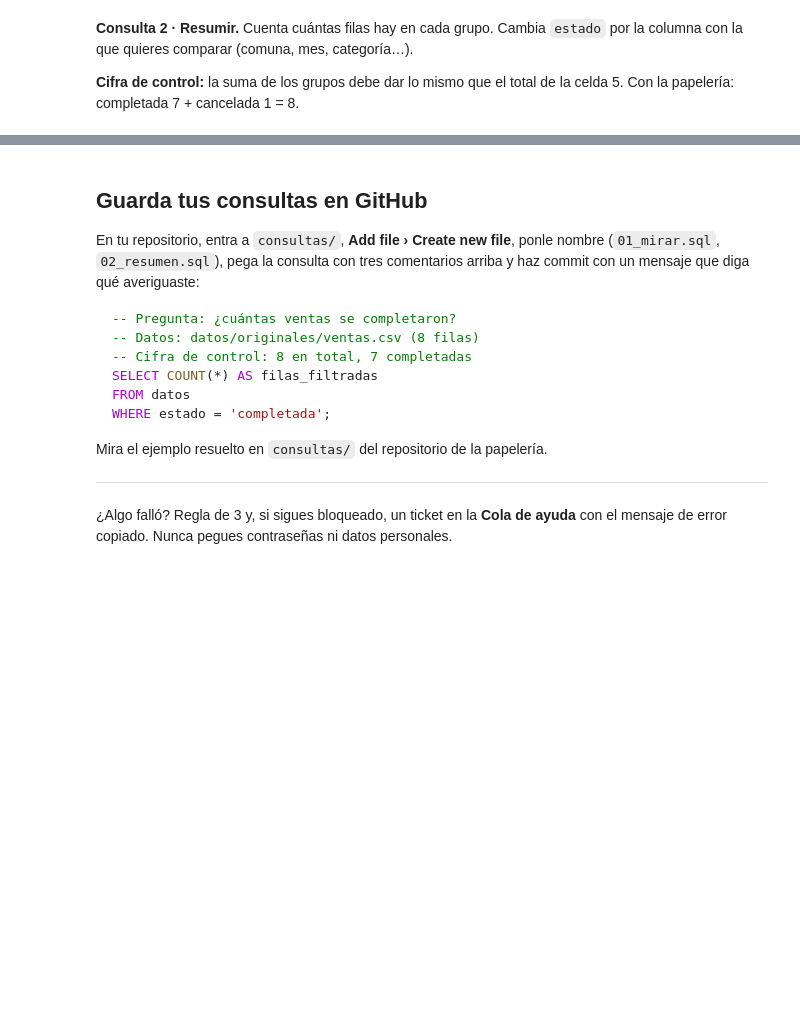
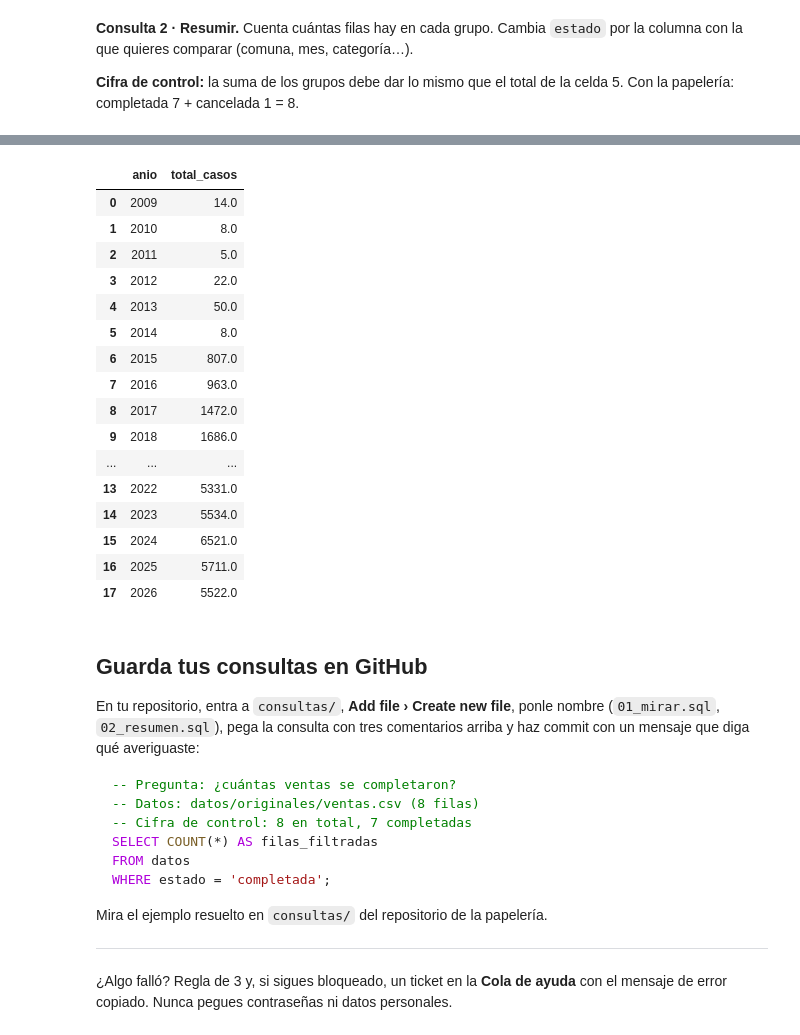
Before and after one commit to dmonsalvelondono8-cmyk/proyecto-datos-e7, a Jupyter notebook: notebooks/01_consultas.ipynb, the cells around one changed output, grey strips where cells are left out. Cells and saved outputs as stored; diff of their text form; code cells hidden in the pictures; blank space fills up the shorter version.

```diff
--- a/notebooks/01_consultas.ipynb
+++ b/notebooks/01_consultas.ipynb
@@ -144,13 +243,33 @@ ORDER BY filas DESC
 # %%
 # Celda 9 · Cifra de control: ¿la suma de los grupos da el total?
+# Consulta 4: el cambio del total de casos en Medellín por año
+
 sql("""
-SELECT SUM(filas) AS suma_de_los_grupos
-FROM (
-    SELECT estado, COUNT(*) AS filas
-    FROM datos
-    GROUP BY estado
-)
+SELECT LEFT("FECHA HECHO", 4) AS anio,
+       SUM(CANTIDAD) AS total_casos
+FROM datos
+WHERE COD_MUNI = 5001
+GROUP BY anio
+ORDER BY anio
 """)
+# %% [output]
+|  | anio | total_casos |
+| 0 | 2009 | 14.0 |
+| 1 | 2010 | 8.0 |
+| 2 | 2011 | 5.0 |
+| 3 | 2012 | 22.0 |
+| 4 | 2013 | 50.0 |
+| 5 | 2014 | 8.0 |
+| 6 | 2015 | 807.0 |
+| 7 | 2016 | 963.0 |
+| 8 | 2017 | 1472.0 |
+| 9 | 2018 | 1686.0 |
+| ... | ... | ... |
+| 13 | 2022 | 5331.0 |
+| 14 | 2023 | 5534.0 |
+| 15 | 2024 | 6521.0 |
+| 16 | 2025 | 5711.0 |
+| 17 | 2026 | 5522.0 |
 # %% [markdown]
 ## Guarda tus consultas en GitHub
 
```
Also changed, not shown: parts of 7 cells of this notebook.
